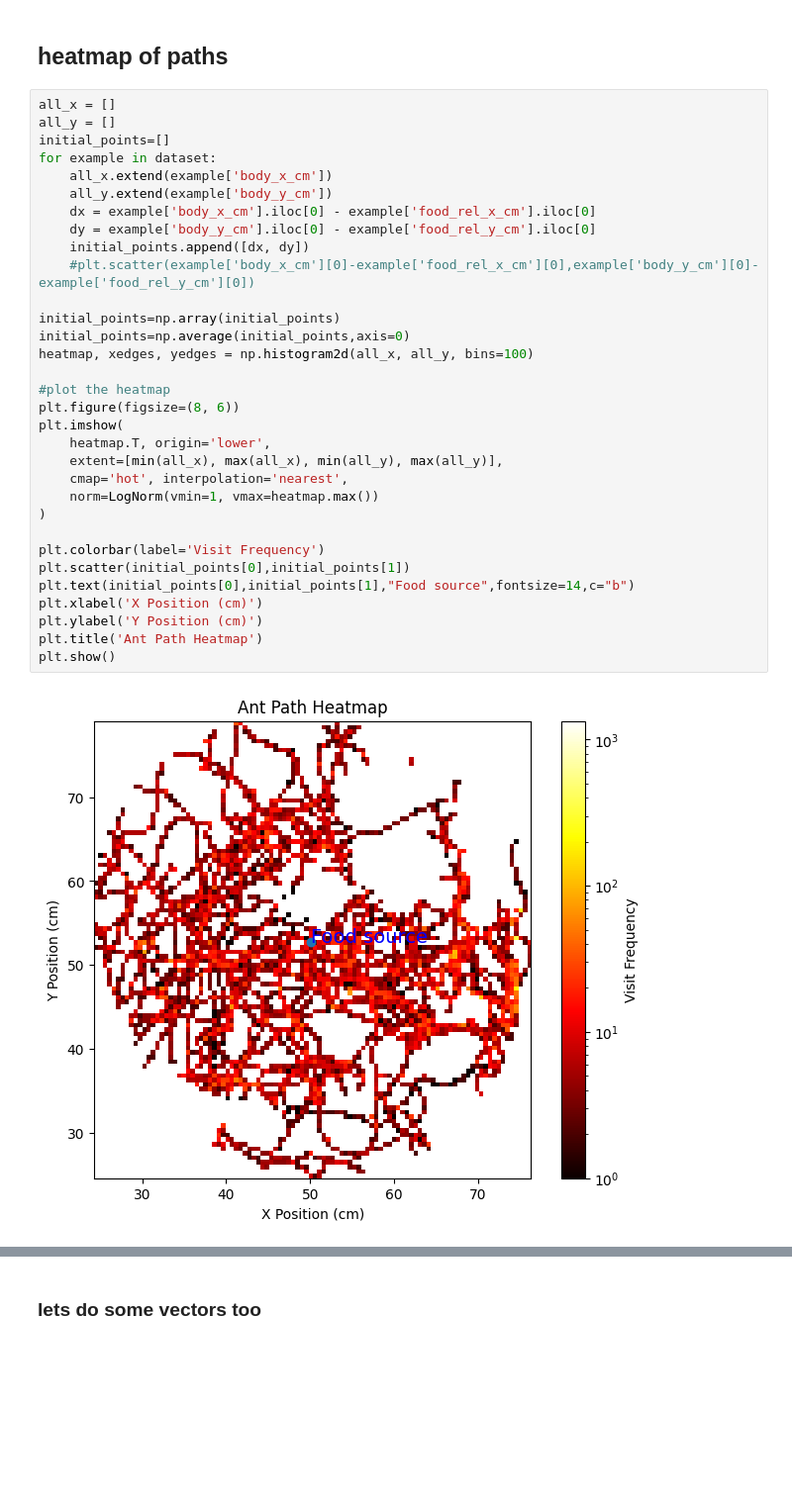
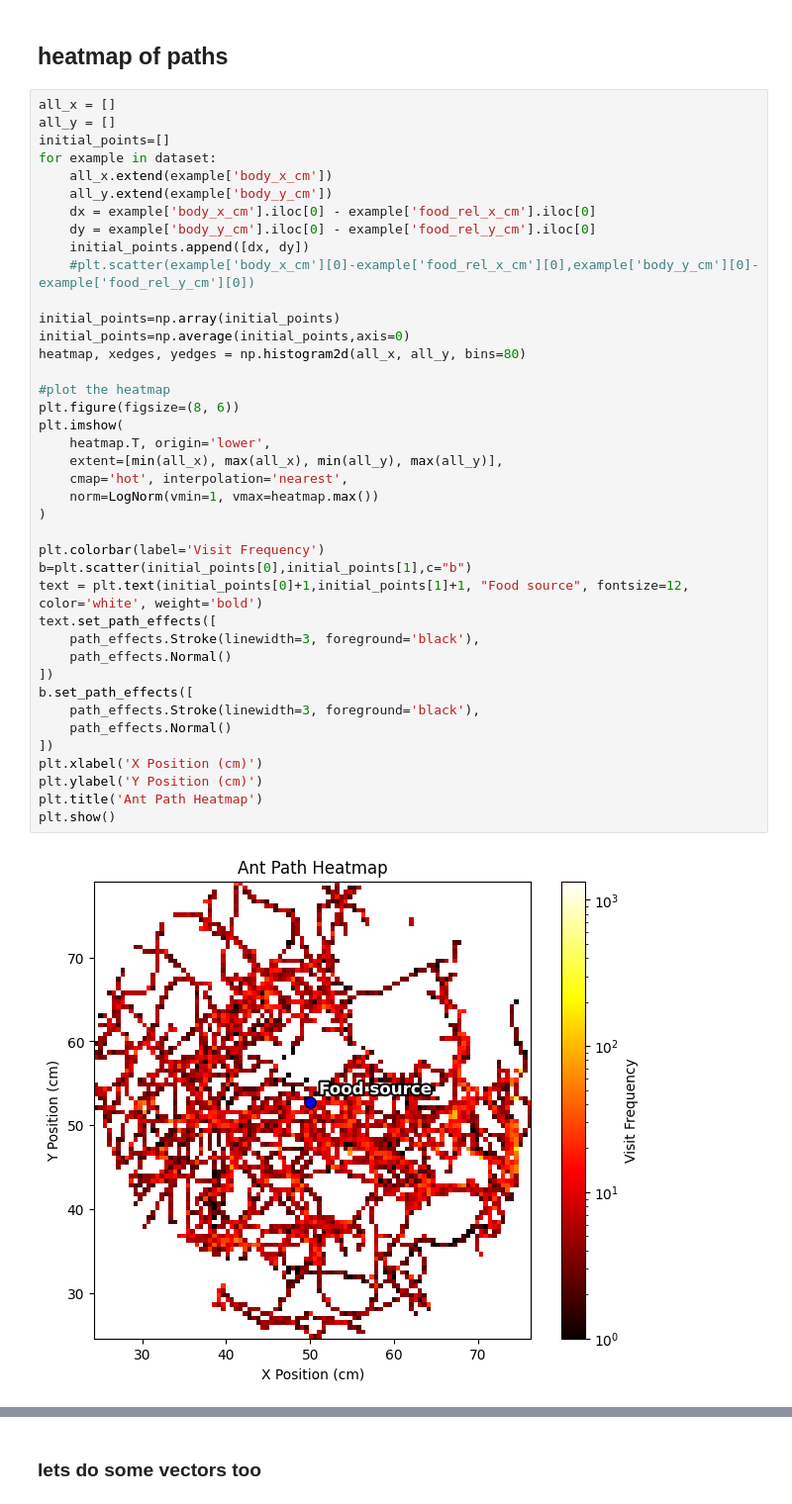
Before and after one commit to shepai/ant_trajectory, a Jupyter notebook: experimental/plotter_hardly_know_her.ipynb, the cells around one changed output, grey strips where cells are left out. Shown at 99% size. Drawn from its saved outputs; the diff is of its cells as text; blank space fills up the shorter version.

```diff
--- a/experimental/plotter_hardly_know_her.ipynb
+++ b/experimental/plotter_hardly_know_her.ipynb
@@ -68,34 +69,42 @@ plt.show()
 # %%
 all_x = []
 all_y = []
 initial_points=[]
 for example in dataset:
     all_x.extend(example['body_x_cm'])
     all_y.extend(example['body_y_cm'])
     dx = example['body_x_cm'].iloc[0] - example['food_rel_x_cm'].iloc[0]
     dy = example['body_y_cm'].iloc[0] - example['food_rel_y_cm'].iloc[0]
     initial_points.append([dx, dy])
     #plt.scatter(example['body_x_cm'][0]-example['food_rel_x_cm'][0],example['body_y_cm'][0]-example['food_rel_y_cm'][0])
 
 initial_points=np.array(initial_points)
 initial_points=np.average(initial_points,axis=0)
-heatmap, xedges, yedges = np.histogram2d(all_x, all_y, bins=100)
+heatmap, xedges, yedges = np.histogram2d(all_x, all_y, bins=80)
 
 #plot the heatmap
 plt.figure(figsize=(8, 6))
 plt.imshow(
     heatmap.T, origin='lower',
     extent=[min(all_x), max(all_x), min(all_y), max(all_y)],
     cmap='hot', interpolation='nearest',
     norm=LogNorm(vmin=1, vmax=heatmap.max())
 )
 
 plt.colorbar(label='Visit Frequency')
-plt.scatter(initial_points[0],initial_points[1])
-plt.text(initial_points[0],initial_points[1],"Food source",fontsize=14,c="b")
+b=plt.scatter(initial_points[0],initial_points[1],c="b")
+text = plt.text(initial_points[0]+1,initial_points[1]+1, "Food source", fontsize=12, color='white', weight='bold')
+text.set_path_effects([
+    path_effects.Stroke(linewidth=3, foreground='black'),
+    path_effects.Normal()
+])
+b.set_path_effects([
+    path_effects.Stroke(linewidth=3, foreground='black'),
+    path_effects.Normal()
+])
 plt.xlabel('X Position (cm)')
 plt.ylabel('Y Position (cm)')
 plt.title('Ant Path Heatmap')
 plt.show()
 # %% [output]
-[figure, old version]
+[figure, new version]
```
Also changed, not shown: parts of 3 cells of this notebook.
